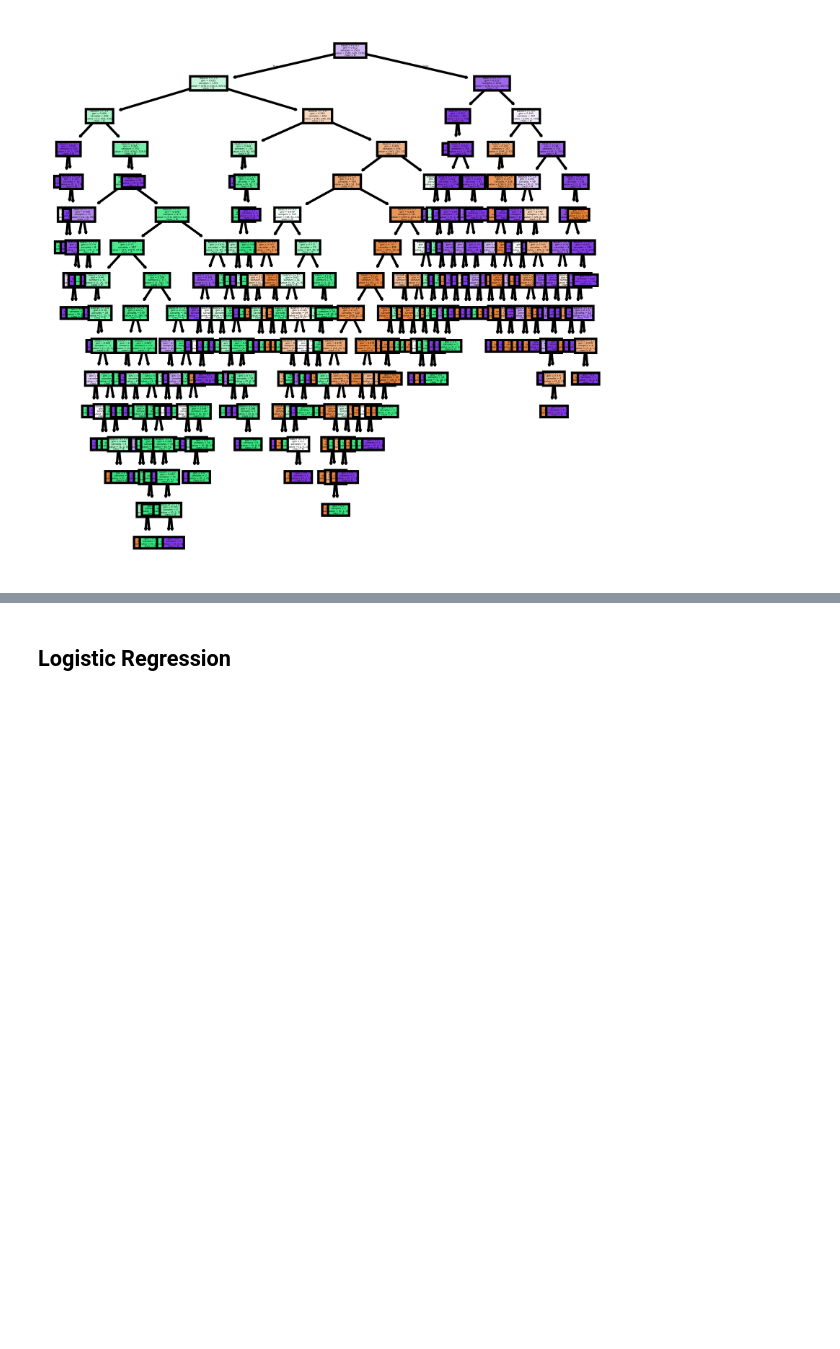
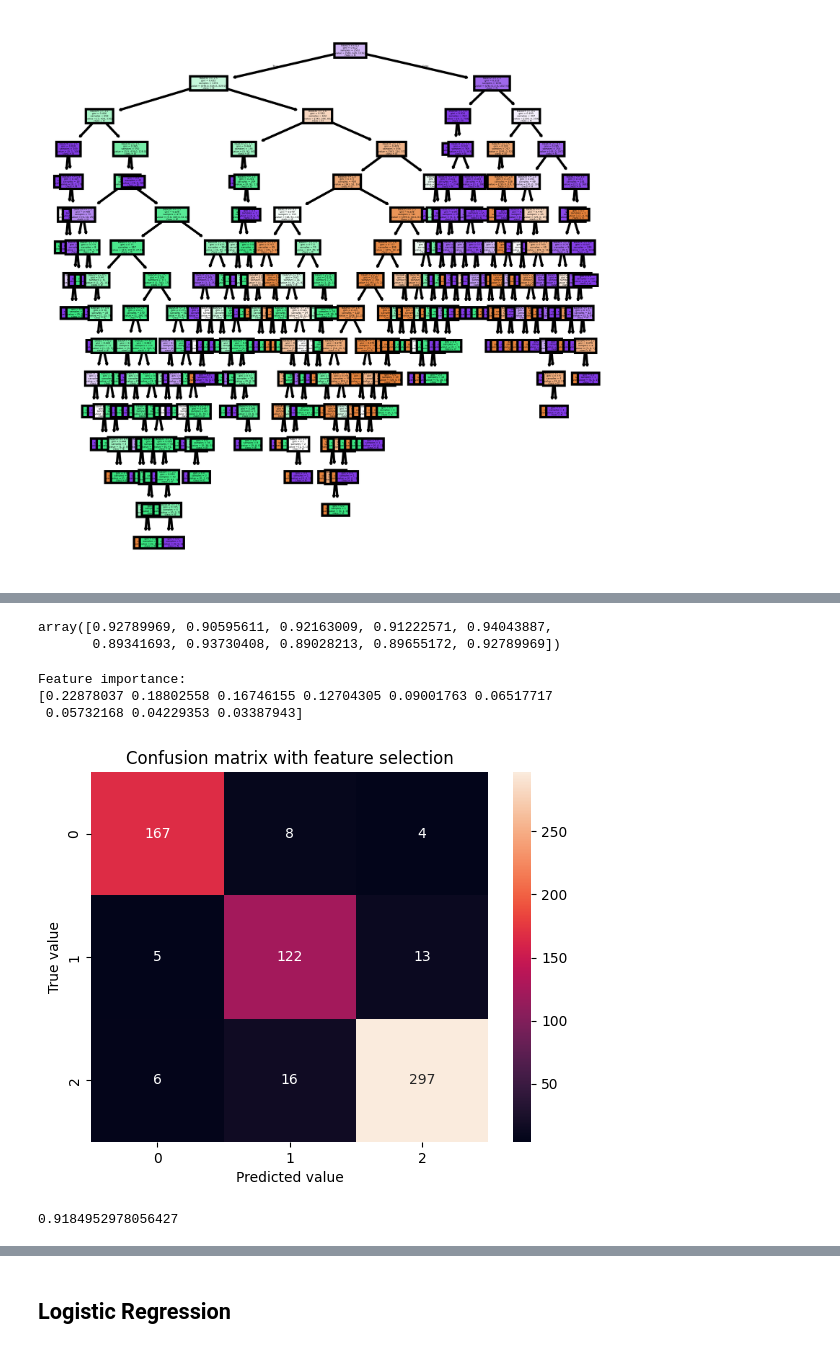
Before and after one commit to guilherme-francisco/artificial-inteligence-PCS3838, a Jupyter notebook: project.ipynb, the cells around one changed output, grey strips where cells are left out. Saved outputs shown, nothing was run; the diff lists cells and outputs as text; code cells hidden in the pictures; blank space fills up the shorter version.

Commit message:
Added feature selection

```diff
--- a/project.ipynb
+++ b/project.ipynb
@@ -294,0 +307,14 @@ plot_tree(clf,
+# %%
+feature_df = pd.DataFrame({
+    "Feature": feature.columns,
+    "Importance": clf.feature_importances_
+})
+
+feature_df = feature_df.sort_values(by="Importance", ascending=False)
+
+top_percent = 0.15
+top_n = int(np.ceil(len(feature_df) * top_percent))
+
+top_features = feature_df.iloc[:top_n]
+
+print(top_features)
@@ -294,0 +332,4 @@ plot_tree(clf,
+# %%
+feature_selecion = feature[top_features["Feature"]]
+
+feature_selecion.head()
@@ -294,0 +343,3 @@ plot_tree(clf,
+# %%
+X_train_experimental, X_test_experimental, y_train_experimental, y_test_experimental = \
+    train_test_split(feature_selecion, label, test_size=0.2, random_state=42)
@@ -294,0 +351,30 @@ plot_tree(clf,
+# %%
+clf_with_feature_selection = DecisionTreeClassifier(random_state=0)
+cross_val_score(clf_with_feature_selection, feature_selecion, label, cv=10)
+# %% [output]
+array([0.92789969, 0.90595611, 0.92163009, 0.91222571, 0.94043887,
+       0.89341693, 0.93730408, 0.89028213, 0.89655172, 0.92789969])
+# %%
+clf_with_feature_selection.fit(X_train_experimental.values, y_train_experimental.values)
+prediction = clf_with_feature_selection.predict(X_test_experimental)
+
+print("Feature importance: ")
+print(clf_with_feature_selection.feature_importances_)
+
+
+confusion = confusion_matrix(y_test, prediction)
+sns.heatmap(confusion, annot=True, fmt='g') # font size
+
+plt.title("Confusion matrix with feature selection")
+plt.xlabel("Predicted value")
+plt.ylabel("True value")
+plt.show()
+# %% [output]
+Feature importance:
+[0.22878037 0.18802558 0.16746155 0.12704305 0.09001763 0.06517717
+ 0.05732168 0.04229353 0.03387943]
+[figure, added]
+# %%
+accuracy_score(y_test, prediction)
+# %% [output]
+0.9184952978056427
```
Also changed, not shown: parts of 19 cells of this notebook.
